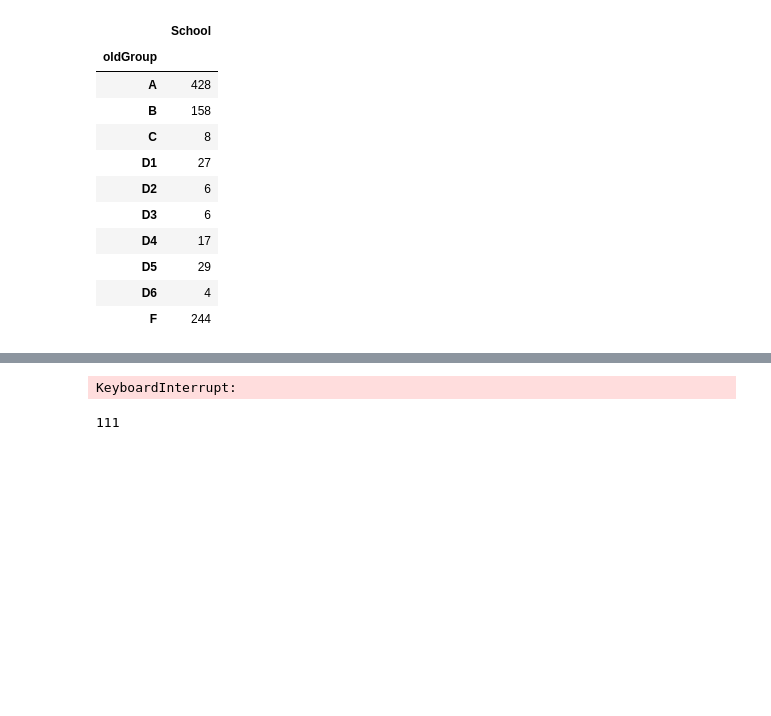
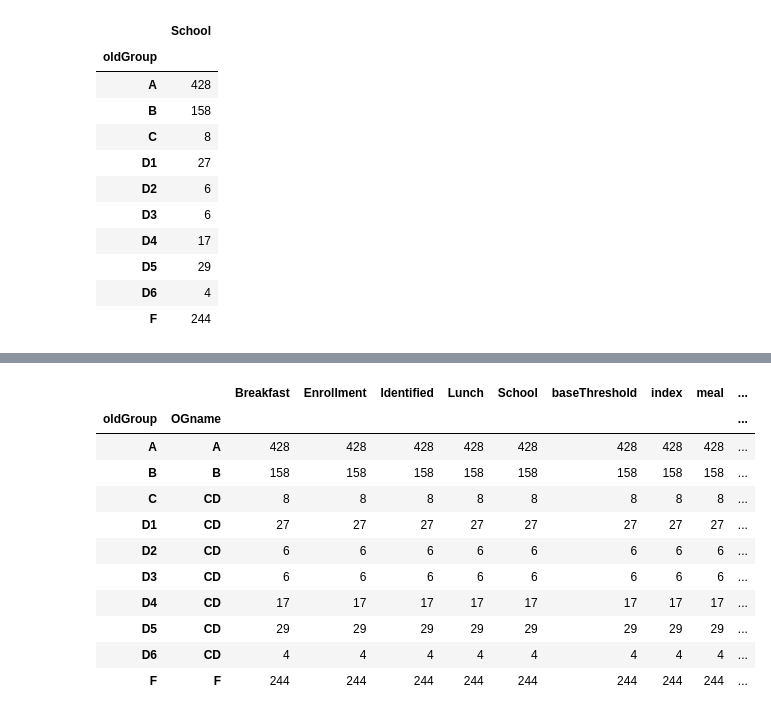
Before and after one commit to MODA-NYC/Project_SchoolLunch, a Jupyter notebook: ExistingVsNewSchools.ipynb, the cells around one changed output, grey strips where cells are left out. Drawn from its saved outputs; the diff is of its cells as text; code cells hidden in the pictures; blank space fills up the shorter version.

Commit message:
ran all combinations of groupings

```diff
--- a/ExistingVsNewSchools.ipynb
+++ b/ExistingVsNewSchools.ipynb
@@ -377,3 +322,0 @@ This is a little misleading since even if reimbursement for those schools in the
-# %%
-cep['reimburse'] = cep['threshold']*cep['meal']
-cep.groupby('oldGroup').sum()[['oldReimburse','reimburse']]
@@ -655,21 +420,41 @@ regroupings = pd.DataFrame(list(product(['yes','no'],repeat=10)),columns=columns
+# %%
+from itertools import product
+
+columns = ['A','B','CD','F']
+regroupings = pd.DataFrame(list(product(['yes','no'],repeat=4)),columns=columns)
+# yes means to regroup. no means hold on to old group
+
+cep['OGname']=cep['oldGroup']
+cep.loc[cep['oldGroup'].fillna('-').str.contains('D|C'),'OGname'] = 'CD'
+
+cep.groupby(['oldGroup','OGname']).count()
+# %% [output]
+|  |  | Breakfast | Enrollment | Identified | Lunch | School | baseThreshold | index | meal | ... |
+| oldGroup | OGname |  |  |  |  |  |  |  |  | ... |
+| A | A | 428 | 428 | 428 | 428 | 428 | 428 | 428 | 428 | ... |
+| B | B | 158 | 158 | 158 | 158 | 158 | 158 | 158 | 158 | ... |
+| C | CD | 8 | 8 | 8 | 8 | 8 | 8 | 8 | 8 | ... |
+| D1 | CD | 27 | 27 | 27 | 27 | 27 | 27 | 27 | 27 | ... |
+| D2 | CD | 6 | 6 | 6 | 6 | 6 | 6 | 6 | 6 | ... |
+| D3 | CD | 6 | 6 | 6 | 6 | 6 | 6 | 6 | 6 | ... |
+| D4 | CD | 17 | 17 | 17 | 17 | 17 | 17 | 17 | 17 | ... |
+| D5 | CD | 29 | 29 | 29 | 29 | 29 | 29 | 29 | 29 | ... |
+| D6 | CD | 4 | 4 | 4 | 4 | 4 | 4 | 4 | 4 | ... |
+| F | F | 244 | 244 | 244 | 244 | 244 | 244 | 244 | 244 | ... |
 # %%
+%%capture
 for i in range(regroupings.shape[0]):
     df = cep.merge(regroupings.loc[i].to_frame('regroup'),how='left',
-                   left_on='oldGroup',right_index=True)
+                   left_on='OGname',right_index=True)
 
     #calculate based on groups
     cepRegroup = df[df.regroup!='no'].copy()
     cepOldgroup = df[df.regroup=='no'].copy()
 
-    results,cepRegroup = simulated_annealing(cepRegroup,Tmax=1,deltaT=.1)
-    totalR = results[-1]+cepOldgroup['oldReimburse'].sum()
+    cepRegroup = sa_ensemble(cepRegroup,trials=100,Tmax=1,deltaT=.01)
+
+    totalR = calcReimburse(cepRegroup)+cepOldgroup['oldReimburse'].sum()
     regroupings.loc[i,'reimburse']=totalR
-# %% [output]
-KeyboardInterrupt:
-# %%
-regroupings.reimburse.count()
-# %% [output]
-111
 # %%
 regroupings
 # %% [output]
```
Also changed, not shown: parts of 46 cells of this notebook.
